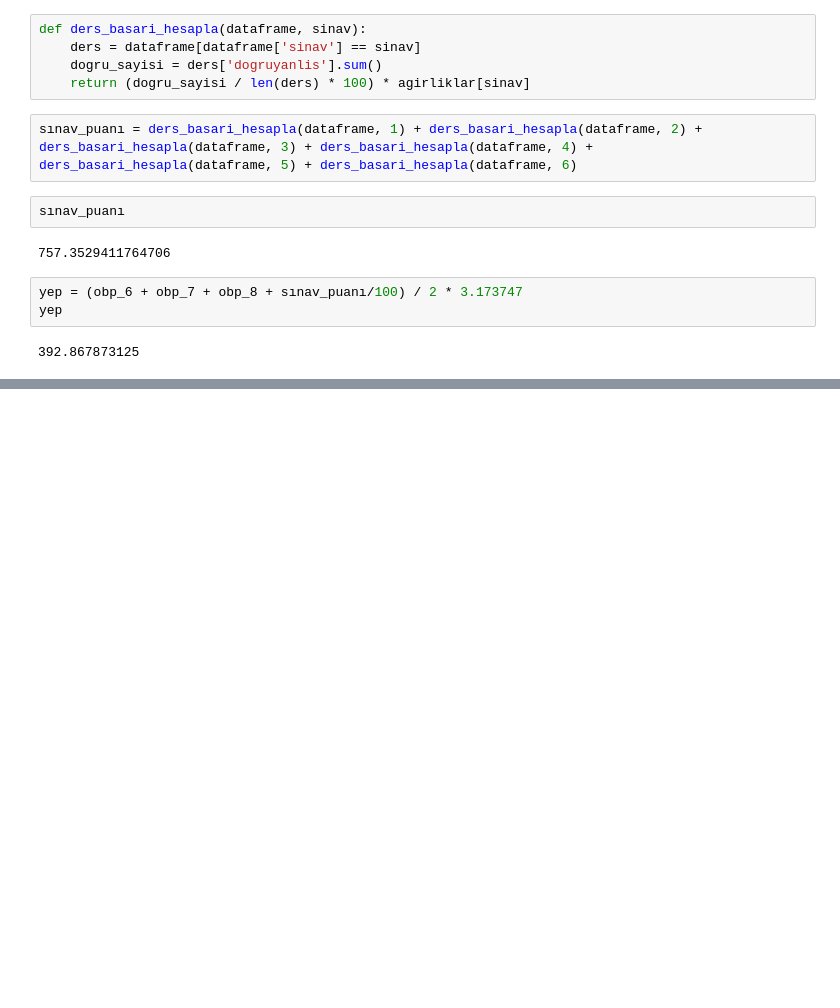
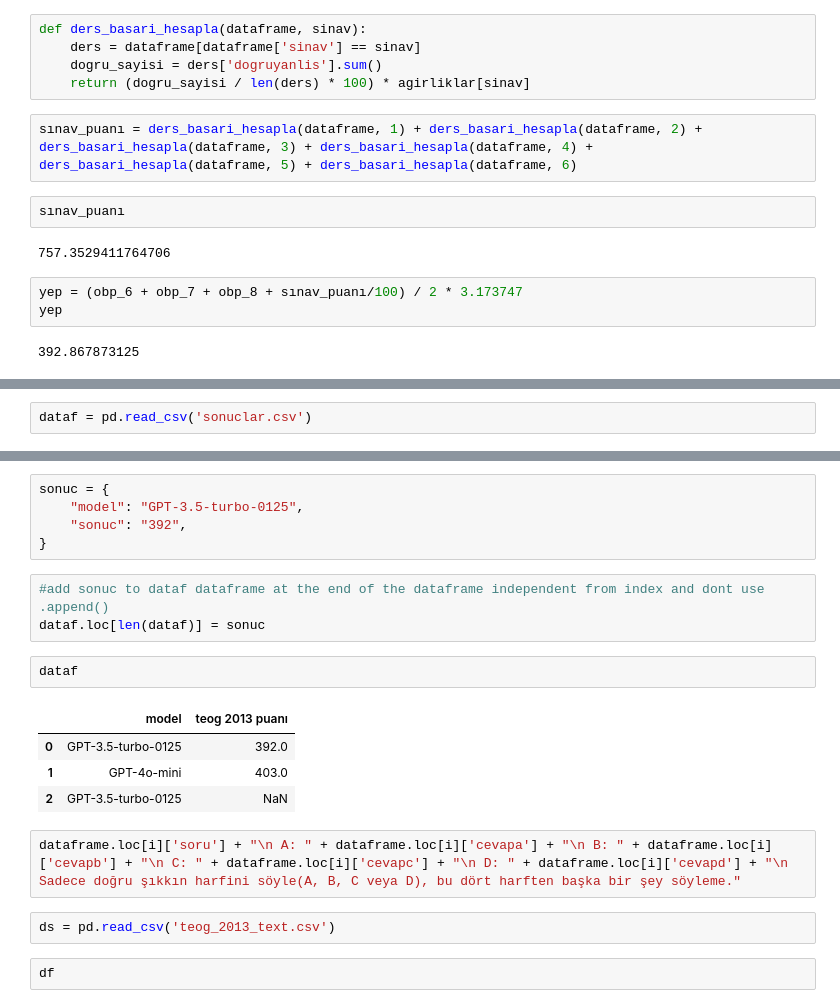
Before and after one commit to aliardaf/teog_model_olcum, a Jupyter notebook: teog_olcum.ipynb, the cells around one changed output, grey strips where cells are left out. Drawn from its saved outputs; the diff is of its cells as text; blank space fills up the shorter version.

```diff
--- a/teog_olcum.ipynb
+++ b/teog_olcum.ipynb
@@ -274,0 +292,2 @@ yep
+# %%
+dataf = pd.read_csv('sonuclar.csv')
@@ -274,0 +300,21 @@ yep
+# %%
+sonuc = {
+    "model": "GPT-3.5-turbo-0125",
+    "sonuc": "392",
+}
+# %%
+#add sonuc to dataf dataframe at the end of the dataframe independent from index and dont use .append()
+dataf.loc[len(dataf)] = sonuc
+# %%
+dataf
+# %% [output]
+|  | model | teog 2013 puanı |
+| 0 | GPT-3.5-turbo-0125 | 392.0 |
+| 1 | GPT-4o-mini | 403.0 |
+| 2 | GPT-3.5-turbo-0125 | NaN |
+# %%
+dataframe.loc[i]['soru'] + "\n A: " + dataframe.loc[i]['cevapa'] + "\n B: " + dataframe.loc[i]['cevapb'] + "\n C: " + dataframe.loc[i]['cevapc'] + "\n D: " + dataframe.loc[i]['cevapd'] + "\n Sadece doğru şıkkın harfini söyle(A, B, C veya D), bu dört harften başka bir şey söyleme."
+# %%
+ds = pd.read_csv('teog_2013_text.csv')
+# %%
+df
```
Also changed, not shown: parts of 6 cells of this notebook, 2 other files.
